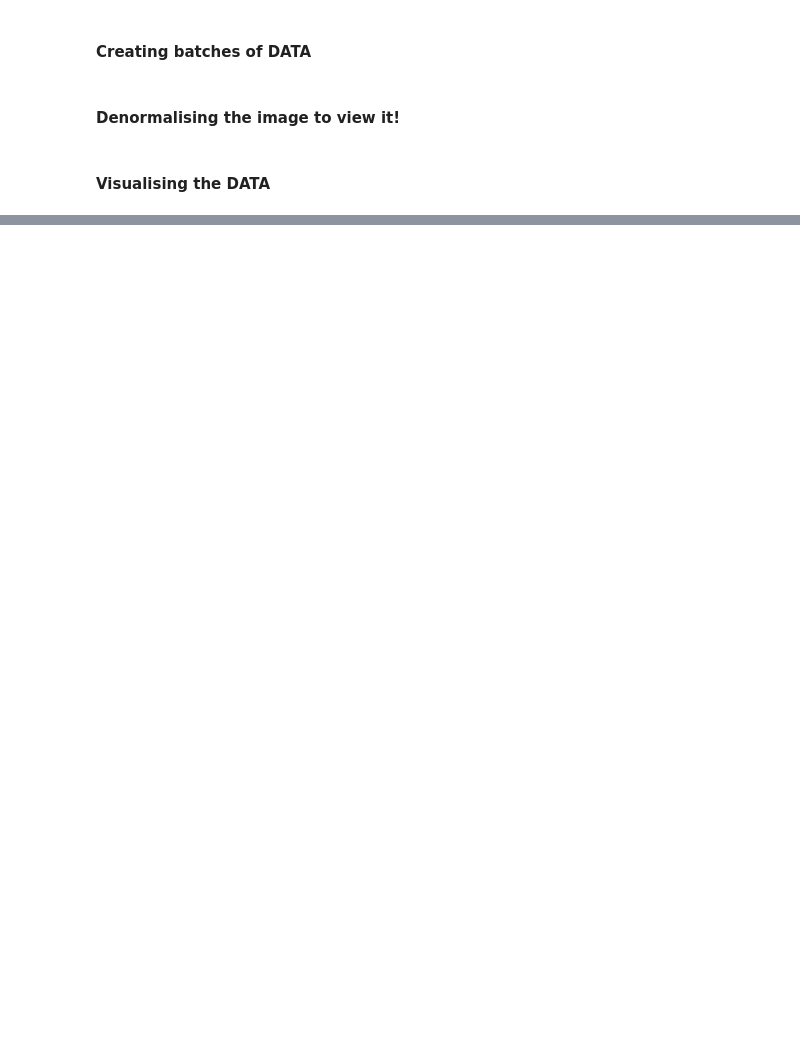
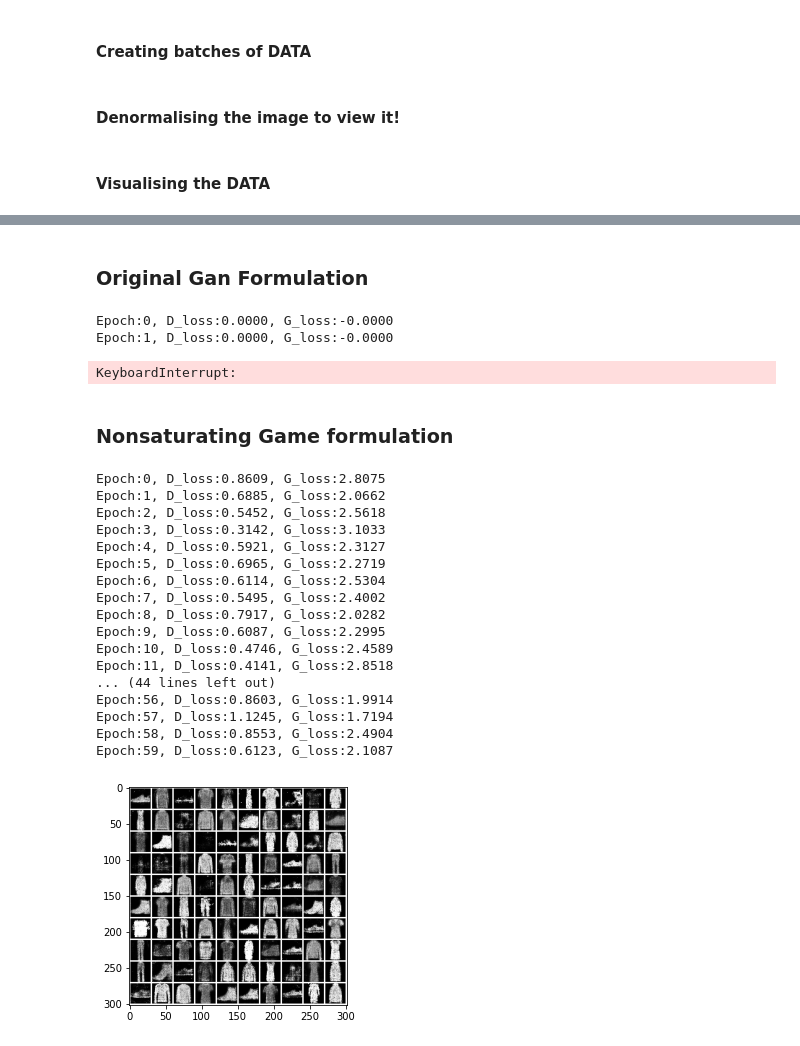
Before and after one commit to Zevrap-81/GANs, a Jupyter notebook: GANs comparison.ipynb, the cells around one changed output, grey strips where cells are left out. Drawn from its saved outputs; the diff is of its cells as text; code cells hidden in the pictures; blank space fills up the shorter version.

```diff
--- a/GANs comparison.ipynb
+++ b/GANs comparison.ipynb
@@ -198,0 +118,25 @@ Z= Q(2,3)
+# %%
+#Discriminator class
+class Discriminator(nn.Module):
+    def __init__(self, D_layers, W_Gan= False):
+        super().__init__()
+        self.D_layers= D_layers
+        self.W_Gan= W_Gan
+        self.D_model_list= []
+        for i, (in_size, out_size) in enumerate(zip(self.D_layers, self.D_layers[1:])):
+            if i<len(self.D_layers)-2:
+                self.D_model_list.append(self.getD_Layer(in_size, out_size))
+            else:
+                self.D_model_list.append(self.getD_Layer(in_size, out_size, final_layer= True))
+        self.D_model= nn.Sequential(*self.D_model_list)
+
+    def getD_Layer(self,in_size, out_size, final_layer= False):
+        if not final_layer:
+            model= nn.Sequential(nn.Linear(in_size, out_size), nn.LeakyReLU(0.2))
+        elif self.W_Gan:
+            model= nn.Linear(in_size, out_size)
+        else:
+            model= nn.Sequential(nn.Linear(in_size, out_size), nn.Sigmoid())
+        return model
+    def forward(self, img):
+        return self.D_model(img.view(-1, self.D_layers[0]))
@@ -198,0 +145,5 @@ Z= Q(2,3)
+# %%
+G= Generator(G_layers)
+D= Discriminator(D_layers)
+print(G)
+print(D)
@@ -198,0 +170,7 @@ Z= Q(2,3)
+# %%
+writer= SummaryWriter('runs/DC_Gan')
+rand_vect= torch.randn(batch_size, r_size)
+img_batch,_= next(iter(dataset_real_dl))
+
+writer.add_graph(G, rand_vect_std)
+writer.add_graph(D, img_batch)
@@ -198,0 +220,2 @@ Z= Q(2,3)
+# %% [markdown]
+### Original Gan Formulation
@@ -198,0 +270,8 @@ Z= Q(2,3)
+# %%
+OrgGan_loss= Original_Gan(dataset_real_dl, G_layers, D_layers, 30)
+# %% [output]
+Epoch:0, D_loss:0.0000, G_loss:-0.0000
+Epoch:1, D_loss:0.0000, G_loss:-0.0000
+KeyboardInterrupt:
+# %% [markdown]
+### Nonsaturating Game formulation
@@ -198,0 +329,21 @@ Z= Q(2,3)
+# %%
+NSGan_loss=NonSaturating_Gan(dataset_real_dl, G_layers, D_layers, 60)
+# %% [output]
+Epoch:0, D_loss:0.8609, G_loss:2.8075
+Epoch:1, D_loss:0.6885, G_loss:2.0662
+Epoch:2, D_loss:0.5452, G_loss:2.5618
+Epoch:3, D_loss:0.3142, G_loss:3.1033
+Epoch:4, D_loss:0.5921, G_loss:2.3127
+Epoch:5, D_loss:0.6965, G_loss:2.2719
+Epoch:6, D_loss:0.6114, G_loss:2.5304
+Epoch:7, D_loss:0.5495, G_loss:2.4002
+Epoch:8, D_loss:0.7917, G_loss:2.0282
+Epoch:9, D_loss:0.6087, G_loss:2.2995
+Epoch:10, D_loss:0.4746, G_loss:2.4589
+Epoch:11, D_loss:0.4141, G_loss:2.8518
+... (44 lines left out)
+Epoch:56, D_loss:0.8603, G_loss:1.9914
+Epoch:57, D_loss:1.1245, G_loss:1.7194
+Epoch:58, D_loss:0.8553, G_loss:2.4904
+Epoch:59, D_loss:0.6123, G_loss:2.1087
+[figure, added]
```
Also changed, not shown: parts of 49 cells of this notebook, 1 other file.
